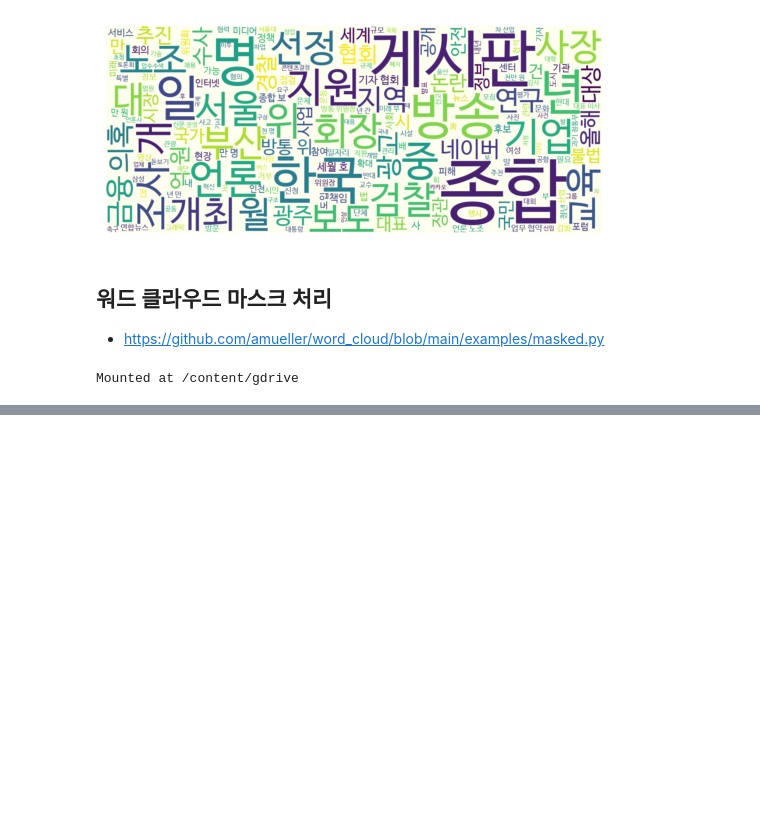
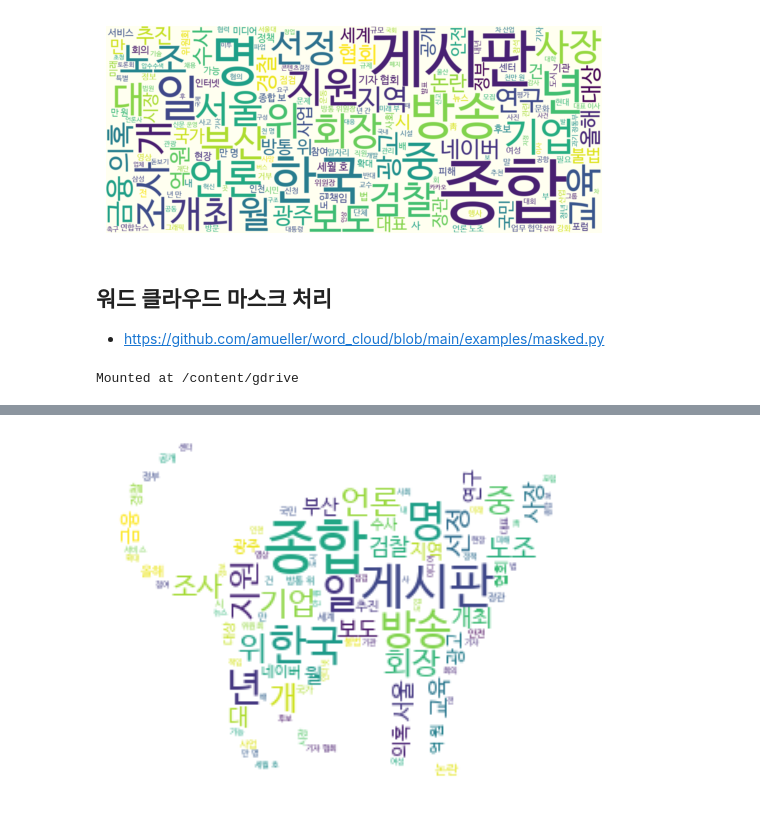
Before and after one commit to 2naayoon/prep, a Jupyter notebook: 텍스트마이닝/01. KLUE 데이터를 통한 문자열 전처리.ipynb, the cells around one changed output, grey strips where cells are left out. Saved outputs shown, nothing was run; the diff lists cells and outputs as text; code cells hidden in the pictures; blank space fills up the shorter version.

```diff
--- a/텍스트마이닝/01. KLUE 데이터를 통한 문자열 전처리.ipynb
+++ b/텍스트마이닝/01. KLUE 데이터를 통한 문자열 전처리.ipynb
@@ -396,0 +447,21 @@ if res.status_code == 200:
+# %%
+# 보여줄 이미지 지정
+mask_img = np.array(Image.open("/content/gdrive/MyDrive/Colab Notebooks/텍스트마이닝/data/cat.png"))
+
+# 이미지 추가
+def display_word_cloud(data, width=1200, height=500, mask=mask_img, stopwords=stop_words):
+  wordcloud = WordCloud(font_path,
+                        background_color="white",
+                        random_state=42,
+                        width=width,
+                        mask=mask_img,
+                        height=height,
+                        stopwords=stop_words).generate(data)
+
+  plt.imshow(wordcloud, interpolation='bilinear')
+  plt.axis("off")
+  plt.show()
+
+display_word_cloud(" ".join(df_nouns['title_nouns']))
+# %% [output]
+[figure, added]
```
Also changed, not shown: parts of 5 cells of this notebook.
